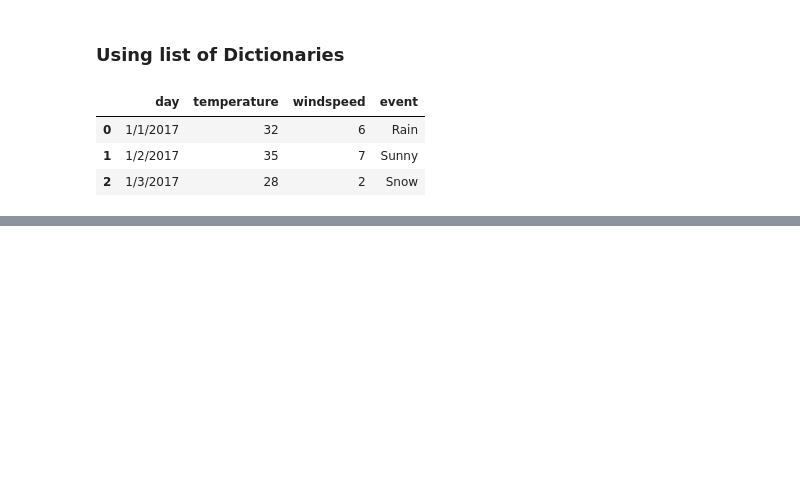
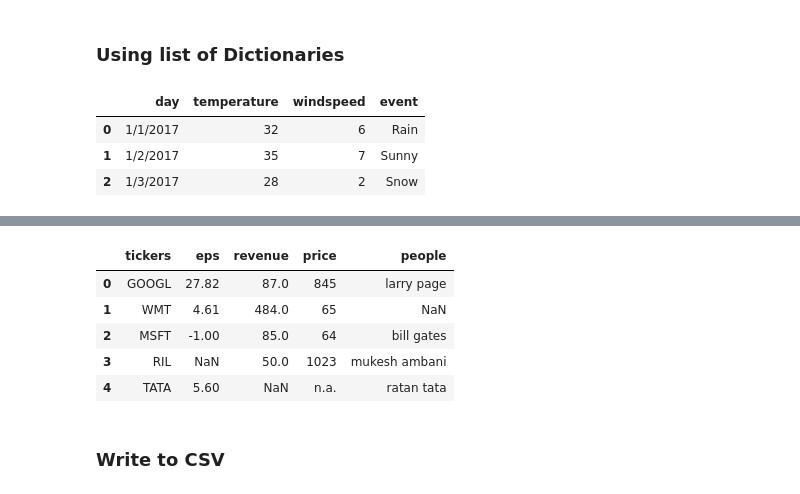
Before and after one commit to HemaGarima/Python, a Jupyter notebook: Pandas.ipynb, the cells around one changed output, grey strips where cells are left out. Cells and saved outputs as stored; diff of their text form; code cells hidden in the pictures; blank space fills up the shorter version.

```diff
--- a/Pandas.ipynb
+++ b/Pandas.ipynb
@@ -345,0 +417,11 @@ df
+# %%
+df
+# %% [output]
+|  | tickers | eps | revenue | price | people |
+| 0 | GOOGL | 27.82 | 87.0 | 845 | larry page |
+| 1 | WMT | 4.61 | 484.0 | 65 | NaN |
+| 2 | MSFT | -1.00 | 85.0 | 64 | bill gates |
+| 3 | RIL | NaN | 50.0 | 1023 | mukesh ambani |
+| 4 | TATA | 5.60 | NaN | n.a. | ratan tata |
+# %% [markdown]
+### Write to CSV
```
Also changed, not shown: parts of 28 cells of this notebook.
